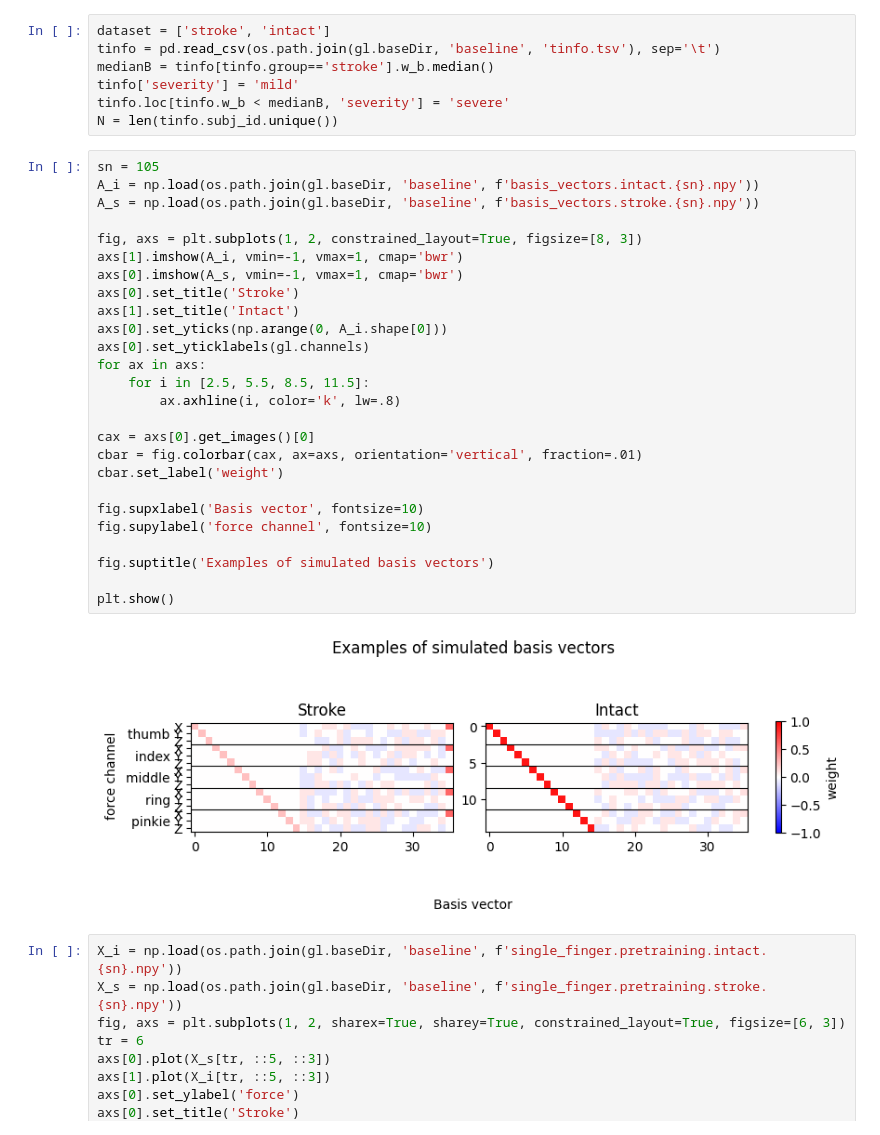
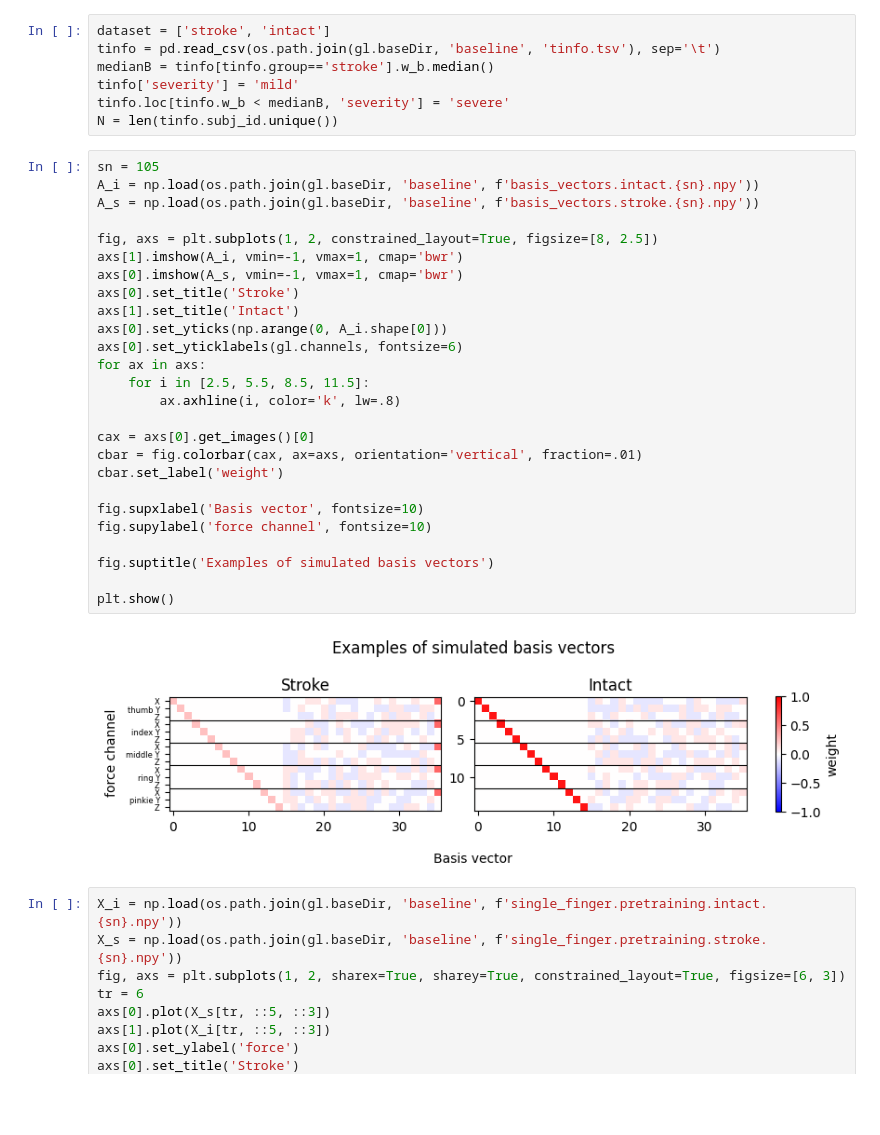
Before and after one commit to mnlmrc/OffManifoldLearning, a Jupyter notebook: notebooks/baseline.ipynb, the cells around one changed output. Cells and saved outputs as stored; diff of their text form; blank space fills up the shorter version.

```diff
--- a/notebooks/baseline.ipynb
+++ b/notebooks/baseline.ipynb
@@ -18,31 +18,31 @@ N = len(tinfo.subj_id.unique())
 # %%
 sn = 105
 A_i = np.load(os.path.join(gl.baseDir, 'baseline', f'basis_vectors.intact.{sn}.npy'))
 A_s = np.load(os.path.join(gl.baseDir, 'baseline', f'basis_vectors.stroke.{sn}.npy'))
 
-fig, axs = plt.subplots(1, 2, constrained_layout=True, figsize=[8, 3])
+fig, axs = plt.subplots(1, 2, constrained_layout=True, figsize=[8, 2.5])
 axs[1].imshow(A_i, vmin=-1, vmax=1, cmap='bwr')
 axs[0].imshow(A_s, vmin=-1, vmax=1, cmap='bwr')
 axs[0].set_title('Stroke')
 axs[1].set_title('Intact')
 axs[0].set_yticks(np.arange(0, A_i.shape[0]))
-axs[0].set_yticklabels(gl.channels)
+axs[0].set_yticklabels(gl.channels, fontsize=6)
 for ax in axs:
     for i in [2.5, 5.5, 8.5, 11.5]:
         ax.axhline(i, color='k', lw=.8)
 
 cax = axs[0].get_images()[0]
 cbar = fig.colorbar(cax, ax=axs, orientation='vertical', fraction=.01)
 cbar.set_label('weight')
 
 fig.supxlabel('Basis vector', fontsize=10)
 fig.supylabel('force channel', fontsize=10)
 
 fig.suptitle('Examples of simulated basis vectors')
 
 plt.show()
 # %% [output]
-[figure, old version]
+[figure, new version]
 # %%
 X_i = np.load(os.path.join(gl.baseDir, 'baseline', f'single_finger.pretraining.intact.{sn}.npy'))
 X_s = np.load(os.path.join(gl.baseDir, 'baseline', f'single_finger.pretraining.stroke.{sn}.npy'))
```
Also changed, not shown: parts of 3 cells of this notebook.
